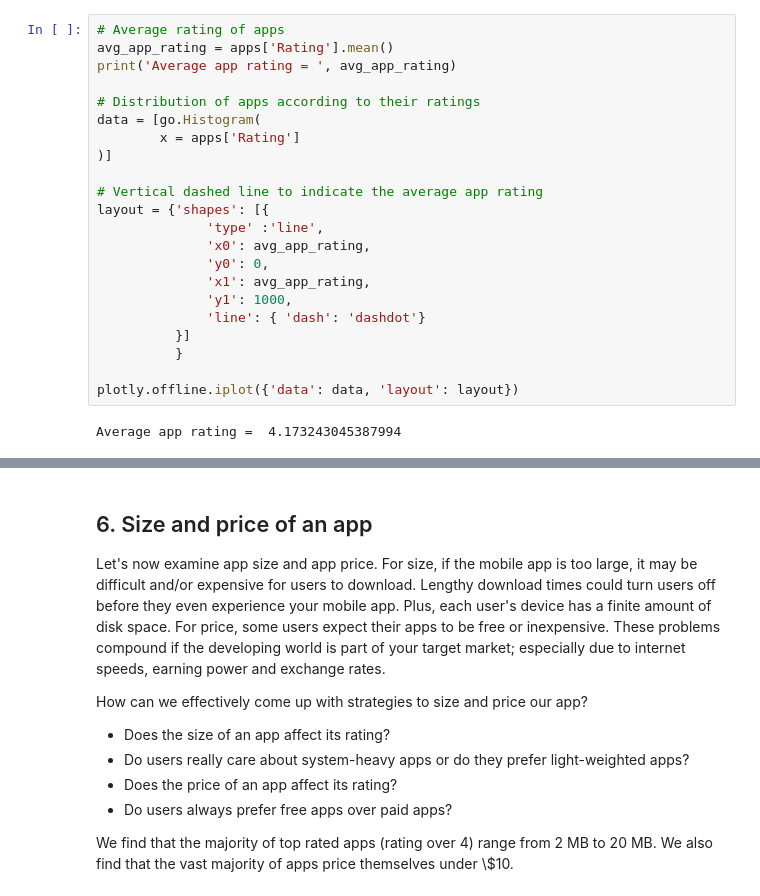
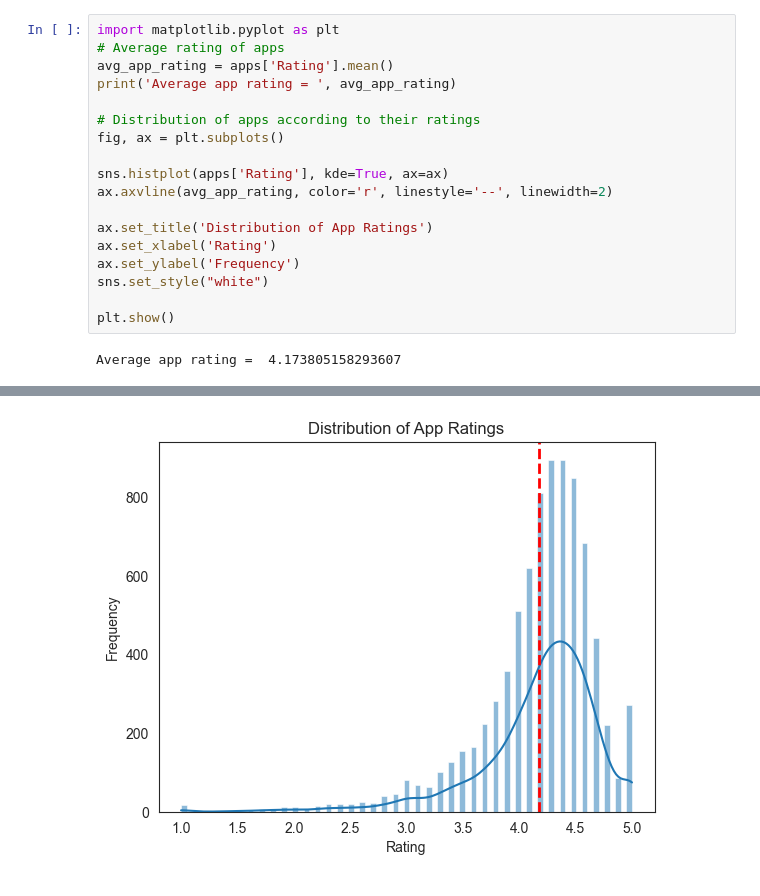
Before and after one commit to tqv24/ds-apps_market, a Jupyter notebook: notebook.ipynb, the cells around one changed output, grey strips where cells are left out. Saved outputs shown, nothing was run; the diff lists cells and outputs as text.

```diff
--- a/notebook.ipynb
+++ b/notebook.ipynb
@@ -150,26 +189,22 @@ Number of categories =  33
 <p>After having witnessed the market share for each category of apps, let's see how all these apps perform on an average. App ratings (on a scale of 1 to 5) impact the discoverability, conversion of apps as well as the company's overall brand image. Ratings are a key performance indicator of an app.</p>
 <p>From our research, we found that the average volume of ratings across all app categories is <code>4.17</code>. The histogram plot is skewed to the left indicating that the majority of the apps are highly rated with only a few exceptions in the low-rated apps.</p>
 # %%
+import matplotlib.pyplot as plt
 # Average rating of apps
 avg_app_rating = apps['Rating'].mean()
 print('Average app rating = ', avg_app_rating)
 
 # Distribution of apps according to their ratings
-data = [go.Histogram(
-        x = apps['Rating']
-)]
+fig, ax = plt.subplots()
 
-# Vertical dashed line to indicate the average app rating
-layout = {'shapes': [{
-              'type' :'line',
-              'x0': avg_app_rating,
-              'y0': 0,
-              'x1': avg_app_rating,
-              'y1': 1000,
-              'line': { 'dash': 'dashdot'}
-          }]
-          }
+sns.histplot(apps['Rating'], kde=True, ax=ax)
+ax.axvline(avg_app_rating, color='r', linestyle='--', linewidth=2)
 
-plotly.offline.iplot({'data': data, 'layout': layout})
+ax.set_title('Distribution of App Ratings')
+ax.set_xlabel('Rating')
+ax.set_ylabel('Frequency')
+sns.set_style("white")
+
+plt.show()
 # %% [output]
-Average app rating =  4.173243045387994
+Average app rating =  4.173805158293607
@@ -177,11 +211 @@ Average app rating =  4.173243045387994
+[figure, added]
-# %% [markdown]
-## 6. Size and price of an app
-<p>Let's now examine app size and app price. For size, if the mobile app is too large, it may be difficult and/or expensive for users to download. Lengthy download times could turn users off before they even experience your mobile app. Plus, each user's device has a finite amount of disk space. For price, some users expect their apps to be free or inexpensive. These problems compound if the developing world is part of your target market; especially due to internet speeds, earning power and exchange rates.</p>
-<p>How can we effectively come up with strategies to size and price our app?</p>
-<ul>
-<li>Does the size of an app affect its rating? </li>
-<li>Do users really care about system-heavy apps or do they prefer light-weighted apps? </li>
-<li>Does the price of an app affect its rating? </li>
-<li>Do users always prefer free apps over paid apps?</li>
-</ul>
-<p>We find that the majority of top rated apps (rating over 4) range from 2 MB to 20 MB. We also find that the vast majority of apps price themselves under \$10.</p>
```
Also changed, not shown: parts of 66 cells of this notebook.
